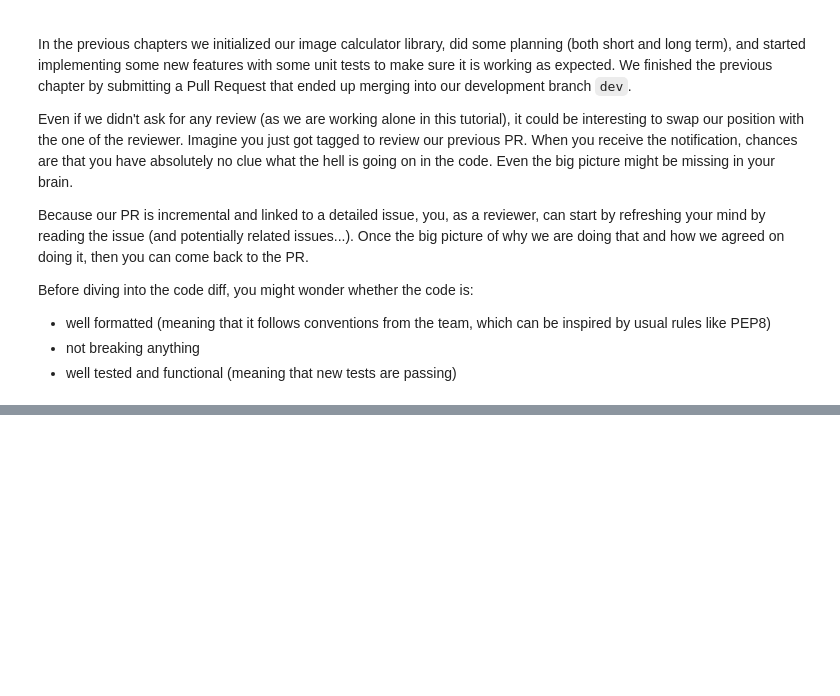
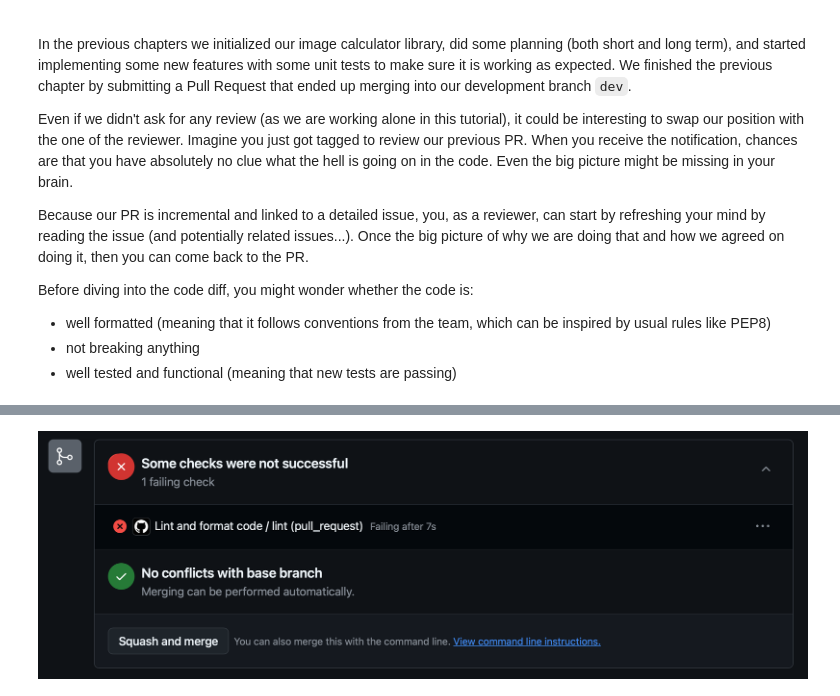
Before and after one commit to NicolasGensollen/formation-SED-2025, a Jupyter notebook: notebooks/Chapter4.ipynb, the cells around one changed output, grey strips where cells are left out. Saved outputs shown, nothing was run; the diff lists cells and outputs as text; code cells hidden in the pictures; blank space fills up the shorter version.

```diff
--- a/notebooks/Chapter4.ipynb
+++ b/notebooks/Chapter4.ipynb
@@ -113,0 +477,4 @@ $ git push origin dev
+# %%
+Image(filename="../images/github_action_fail.png")
+# %% [output]
+[figure, added]
```
Also changed, not shown: parts of 18 cells of this notebook, 10 other files.
